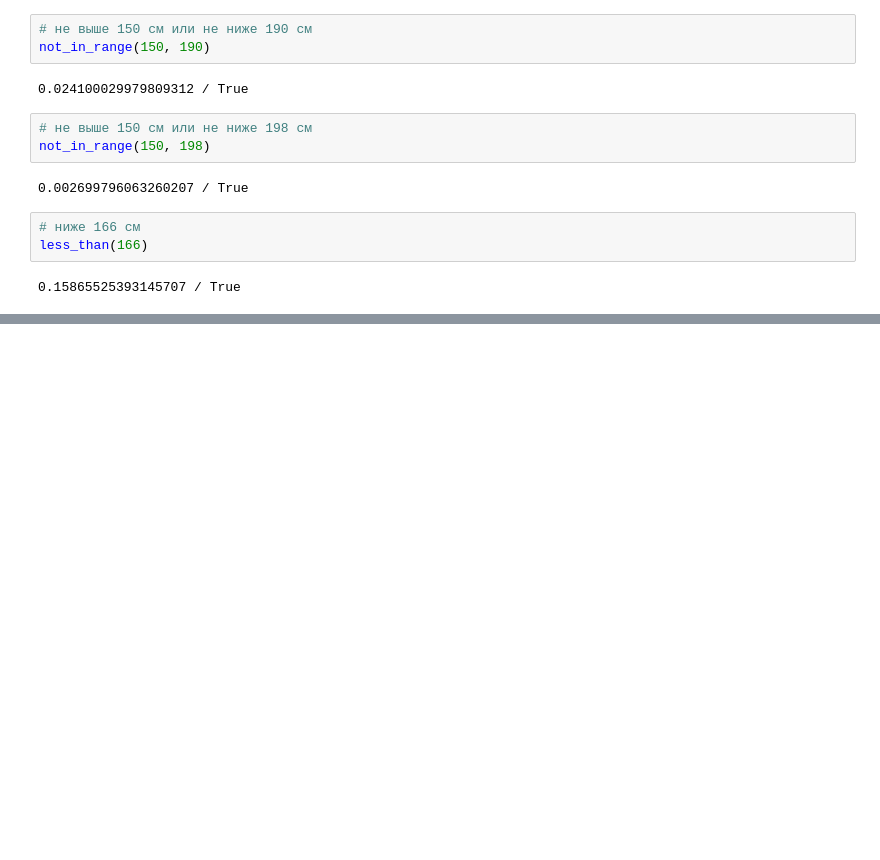
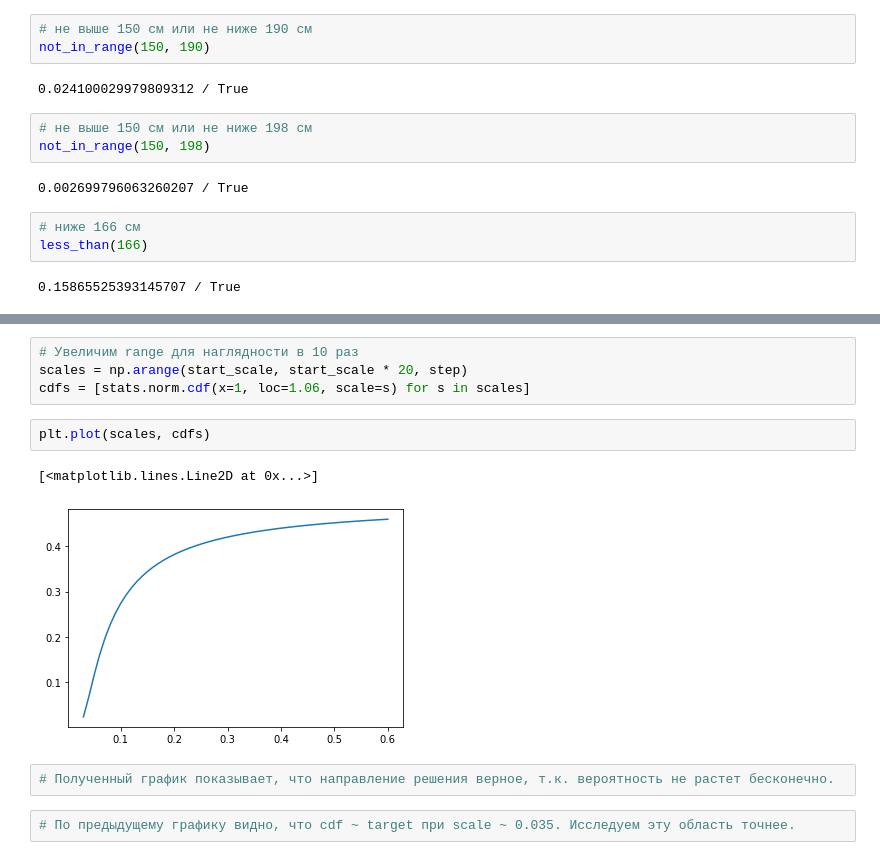
Before and after one commit to llkenny/statistics, a Jupyter notebook: 4/Homework 4.ipynb, the cells around one changed output, grey strips where cells are left out. Drawn from its saved outputs; the diff is of its cells as text; blank space fills up the shorter version.

```diff
--- a/4/Homework 4.ipynb
+++ b/4/Homework 4.ipynb
@@ -119,0 +176,13 @@ less_than(166)
+# %%
+# Увеличим range для наглядности в 10 раз
+scales = np.arange(start_scale, start_scale * 20, step)
+cdfs = [stats.norm.cdf(x=1, loc=1.06, scale=s) for s in scales]
+# %%
+plt.plot(scales, cdfs)
+# %% [output]
+[<matplotlib.lines.Line2D at 0x...>]
+[figure, added]
+# %%
+# Полученный график показывает, что направление решения верное, т.к. вероятность не растет бесконечно.
+# %%
+# По предыдущему графику видно, что cdf ~ target при scale ~ 0.035. Исследуем эту область точнее.
```
Also changed, not shown: parts of 16 cells of this notebook.
